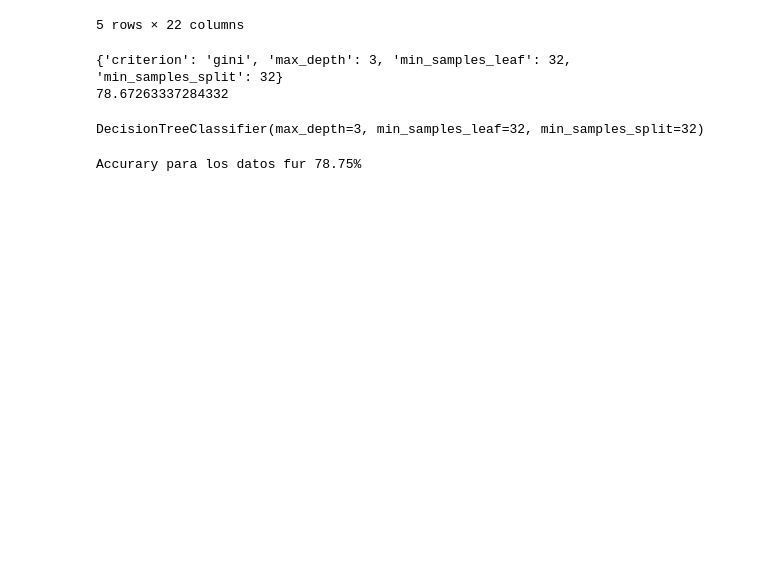
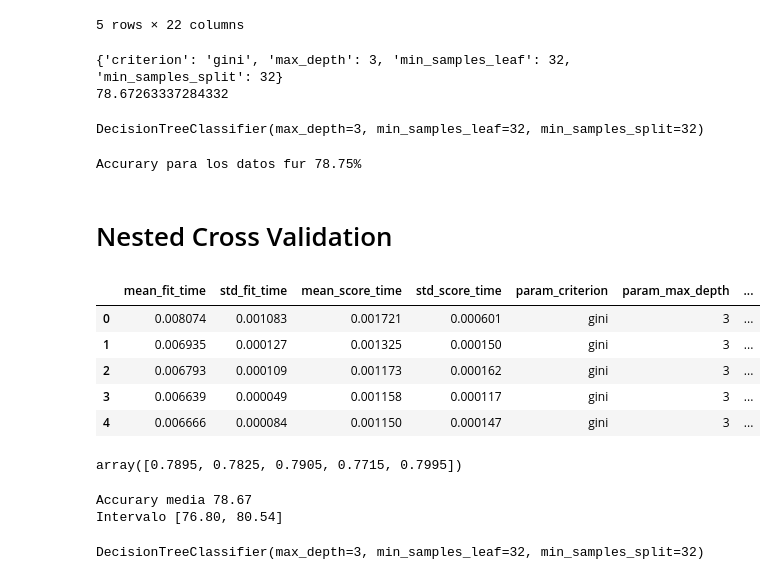
Before and after one commit to celioso/MachineLearningOptimizaciondemodelosatravesdehiperpar-metros, a Jupyter notebook: Introduccion_a_Machine_Learning_Optimizacion.ipynb, the cells around one changed output. Cells and saved outputs as stored; diff of their text form; code cells hidden in the pictures; blank space fills up the shorter version.

Commit message:
Nested Cross Validation y validando el modelo elegido

```diff
--- a/Introduccion_a_Machine_Learning_Optimizacion.ipynb
+++ b/Introduccion_a_Machine_Learning_Optimizacion.ipynb
@@ -592,3 +592,39 @@ accuracy = accuracy_score(prediccion, y_ord) * 100
 print("Accurary para los datos fur %.2f%%" % accuracy)
 # %% [output]
 Accurary para los datos fur 78.75%
+# %% [markdown]
+# Nested Cross Validation
+# %%
+from sklearn.model_selection import KFold
+
+SEED = 301
+np.random.seed(SEED)
+
+espacio_de_parametros = {
+    "max_depth":[3, 5],
+    "min_samples_split":[32, 64, 128],
+    "min_samples_leaf": [32, 64, 128],
+    "criterion": ["gini", "entropy"]
+}
+
+buscar = GridSearchCV(DecisionTreeClassifier(),
+                    espacio_de_parametros,
+                    cv = KFold(n_splits= 5, shuffle = True))
+
+buscar.fit(x_ord, y_ord)
+resultados = pd.DataFrame(buscar.cv_results_)
+resultados.head()
+# %% [output]
+|  | mean_fit_time | std_fit_time | mean_score_time | std_score_time | param_criterion | param_max_depth | ... |
+| 0 | 0.008074 | 0.001083 | 0.001721 | 0.000601 | gini | 3 | ... |
+| 1 | 0.006935 | 0.000127 | 0.001325 | 0.000150 | gini | 3 | ... |
+| 2 | 0.006793 | 0.000109 | 0.001173 | 0.000162 | gini | 3 | ... |
+| 3 | 0.006639 | 0.000049 | 0.001158 | 0.000117 | gini | 3 | ... |
+| 4 | 0.006666 | 0.000084 | 0.001150 | 0.000147 | gini | 3 | ... |
+# %%
+from sklearn.model_selection import cross_val_score
+
+scores = cross_val_score(buscar, x_ord, y_ord, cv = KFold(n_splits = 5, shuffle = True))
+scores
+# %% [output]
+array([0.7895, 0.7825, 0.7905, 0.7715, 0.7995])
@@ -594,0 +637,10 @@ Accurary para los datos fur 78.75%
+# %%
+imprimir_score(scores)
+# %% [output]
+Accurary media 78.67
+Intervalo [76.80, 80.54]
+# %%
+mejor = buscar.best_estimator_
+mejor
+# %% [output]
+DecisionTreeClassifier(max_depth=3, min_samples_leaf=32, min_samples_split=32)
```
Also changed, not shown: parts of 6 cells of this notebook, 1 other file.
